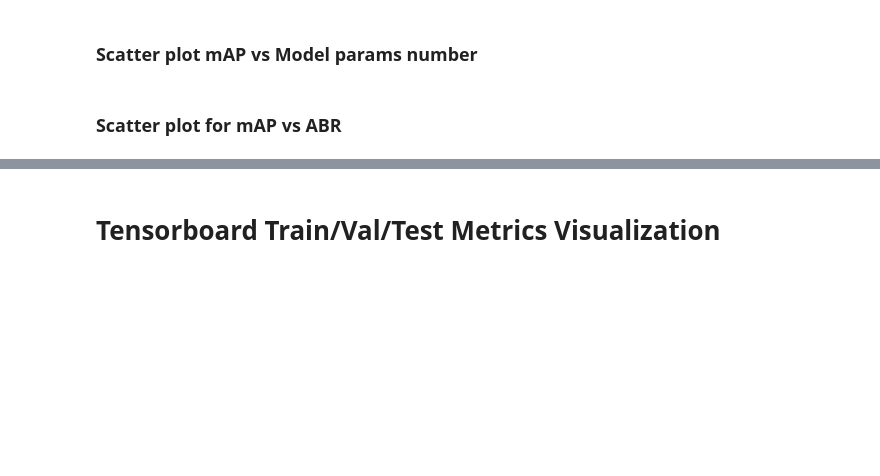
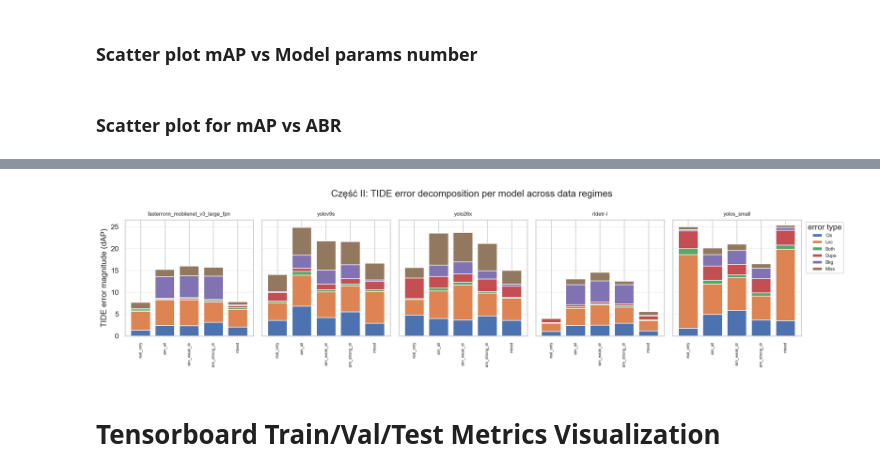
Before and after one commit to Eikthyrnir/uam-cv-sim-to-real-interpretability, a Jupyter notebook: DIMO_detection_pipeline.ipynb, the cells around one changed output, grey strips where cells are left out. Saved outputs shown, nothing was run; the diff lists cells and outputs as text; code cells hidden in the pictures; blank space fills up the shorter version.

```diff
--- a/DIMO_detection_pipeline.ipynb
+++ b/DIMO_detection_pipeline.ipynb
@@ -2366,3 +3085,37 @@ visualize_transformer_attentions(
+# %%
+# ===================== Część II: TIDE error mix per model across regimes =====================
+import os
+import numpy as np
+import pandas as pd
+import matplotlib.pyplot as plt
+
+pm = pd.read_csv(os.path.join(PROJECT_DIR, 'part2_master.csv'))
+TIDE_MAIN = ['Cls', 'Loc', 'Both', 'Dupe', 'Bkg', 'Miss']
+present = [e for e in TIDE_MAIN if e in pm.columns]
+regime_order = [r for r in regimes.keys() if r in pm['regime'].unique()]
+models = list(pm['model'].unique())
+
+n = len(models)
+fig, axes = plt.subplots(1, n, figsize=(3.2 * n, 4), sharey=True)
+axes = np.atleast_1d(axes)
+for ax, model in zip(axes, models):
+    g = pm[pm['model'] == model].set_index('regime').reindex(regime_order)
+    bottom = np.zeros(len(g))
+    for err in present:
+        vals = g[err].fillna(0).to_numpy()
+        ax.bar(range(len(g)), vals, bottom=bottom, label=err)
+        bottom = bottom + vals
+    ax.set_xticks(range(len(g)))
+    ax.set_xticklabels(g.index, rotation=90, fontsize=6)
+    ax.set_title(model, fontsize=8)
+    ax.grid(True, axis='y', alpha=0.3)
+axes[0].set_ylabel('TIDE error magnitude (dAP)')
+axes[-1].legend(title='error type', fontsize=7, bbox_to_anchor=(1.02, 1), loc='upper left')
+fig.suptitle('Część II: TIDE error decomposition per model across data regimes')
+plt.tight_layout()
+plt.show()
+# %% [output]
+[figure, added]
 # %% [markdown]
 # Tensorboard Train/Val/Test Metrics Visualization
 # %%
```
Also changed, not shown: parts of 117 cells of this notebook.
